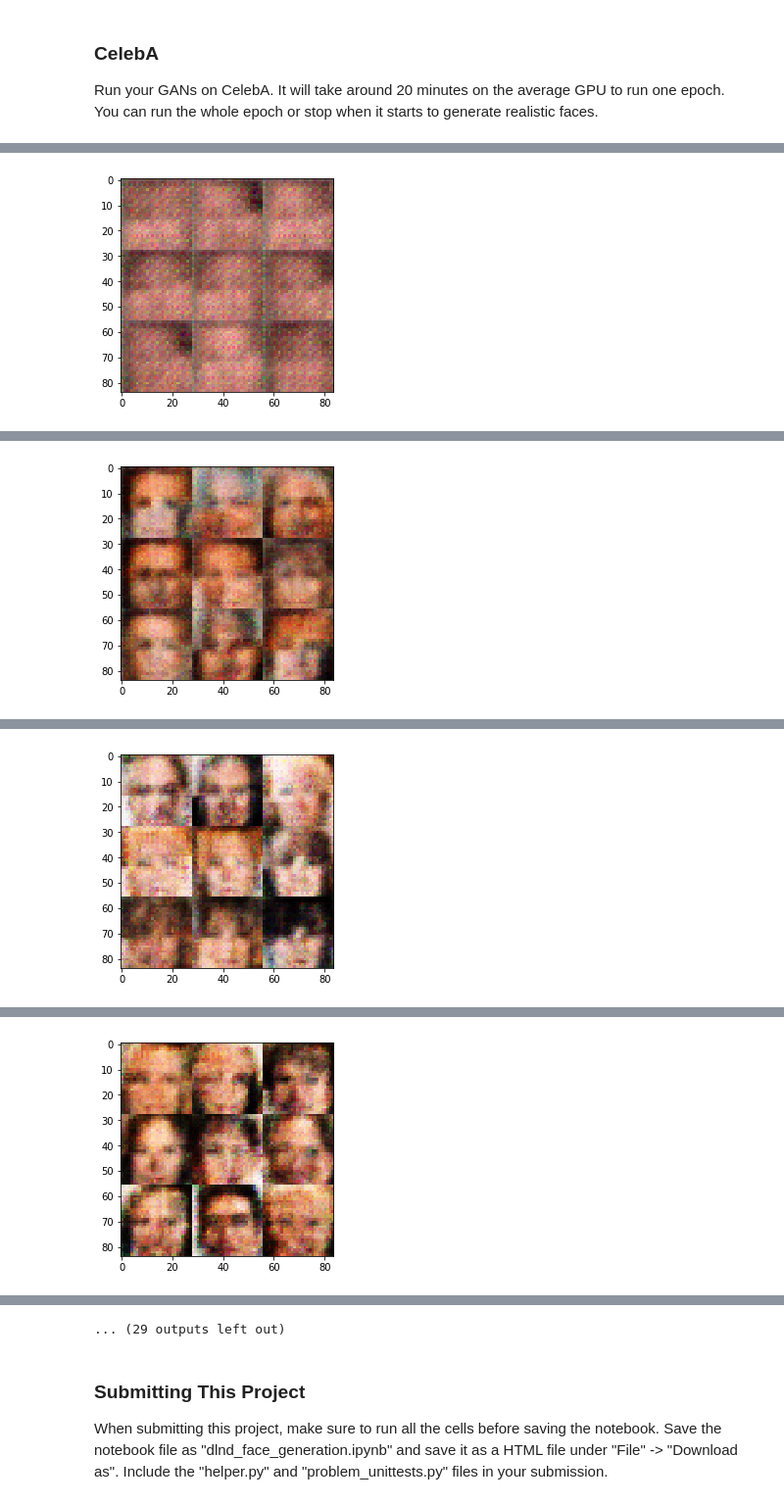
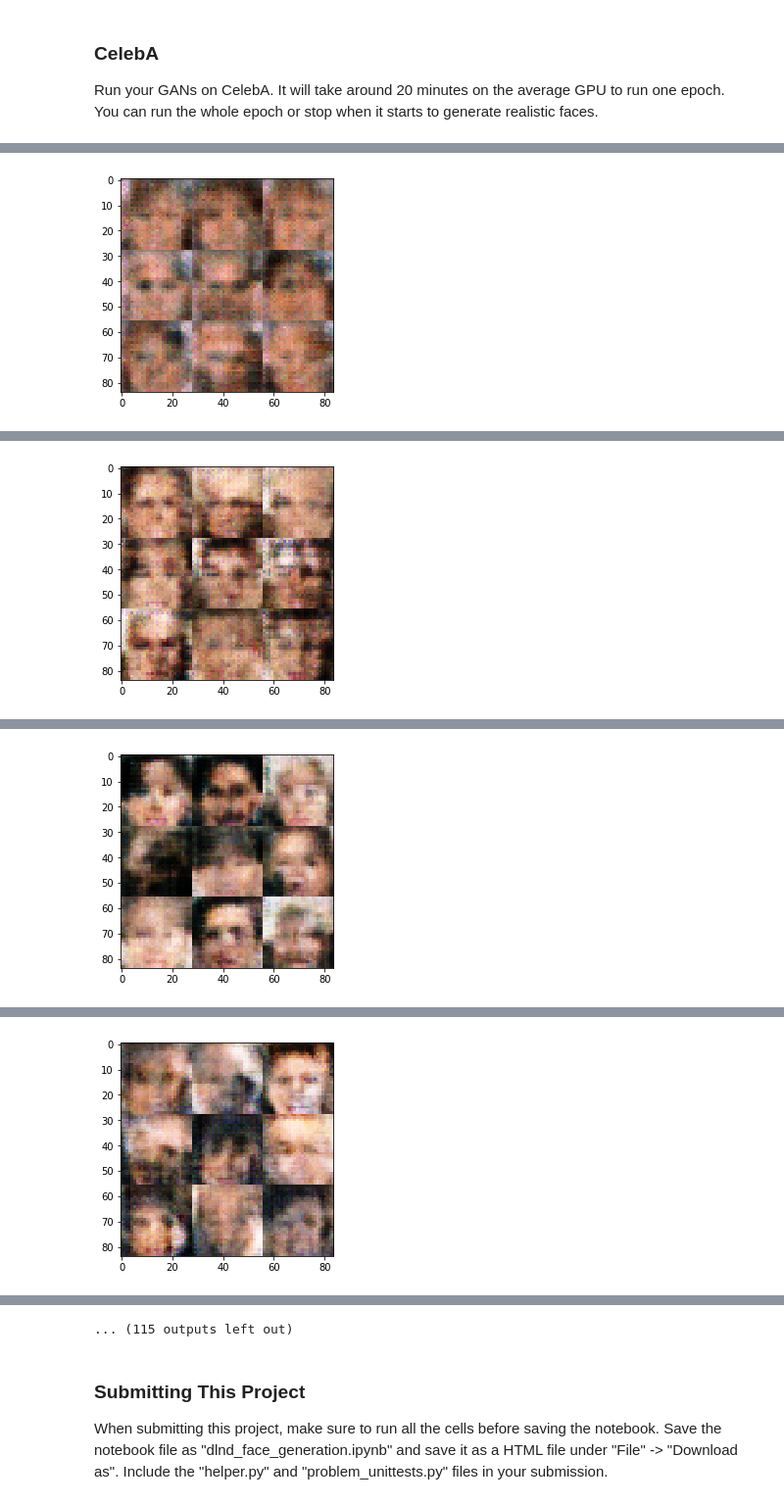
Before and after one commit to icareon/DLND_P5_ImageGeneration, a Jupyter notebook: dlnd_face_generation.ipynb, the cells around one changed output, grey strips where cells are left out. Shown at 98% size. Drawn from its saved outputs; the diff is of its cells as text; code cells hidden in the pictures.

```diff
--- a/dlnd_face_generation.ipynb
+++ b/dlnd_face_generation.ipynb
@@ -216,7 +216,7 @@ Implement `model_loss` to build the GANs for training and calculate the loss.  T
 - `discriminator(images, reuse=False)`
 - `generator(z, out_channel_dim, is_train=True)`
 # %%
-def model_loss(input_real, input_z, out_channel_dim, alpha=0.2):
+def model_loss(input_real, input_z, out_channel_dim, alpha=0.2,smooth=0.1):
     """
     Get the loss for the discriminator and generator
     :param input_real: Images from the real dataset
@@ -228,8 +228,11 @@ def model_loss(input_real, input_z, out_channel_dim, alpha=0.2):
     d_model_real, d_logits_real = discriminator(input_real, alpha=alpha)
     d_model_fake, d_logits_fake = discriminator(g_model, reuse=True, alpha=alpha)
 
+    #d_loss_real = tf.reduce_mean(
+    #    tf.nn.sigmoid_cross_entropy_with_logits(logits=d_logits_real, labels=tf.ones_like(d_model_real)))
     d_loss_real = tf.reduce_mean(
-        tf.nn.sigmoid_cross_entropy_with_logits(logits=d_logits_real, labels=tf.ones_like(d_model_real)))
+        tf.nn.sigmoid_cross_entropy_with_logits(logits=d_logits_real, labels=tf.ones_like(d_logits_real) * (1 - smooth)))
+
     d_loss_fake = tf.reduce_mean(
         tf.nn.sigmoid_cross_entropy_with_logits(logits=d_logits_fake, labels=tf.zeros_like(d_model_fake)))
 
@@ -368,7 +370,7 @@ def train(epoch_count, batch_size, z_dim, learning_rate, beta1, get_batches, dat
 
 
                 if steps % show_every == 0:
-                    show_generator_output(sess, 20, input_z, data_shape[3], data_image_mode)
+                    show_generator_output(sess, 30, input_z, data_shape[3], data_image_mode)
 # %% [markdown]
 ### MNIST
 Test your GANs architecture on MNIST.  After 2 epochs, the GANs should be able to generate images that look like handwritten digits.  Make sure the loss of the generator is lower than the loss of the discriminator or close to 0.
@@ -462,9 +464,13 @@ Epoch 1/2... Discriminator Loss: 1.8558... Generator Loss: 0.2367
 ### CelebA
 Run your GANs on CelebA.  It will take around 20 minutes on the average GPU to run one epoch.  You can run the whole epoch or stop when it starts to generate realistic faces.
 # %%
-batch_size = 100
-z_dim = 10
-learning_rate = 0.0001
+#batch_size = 100
+#z_dim = 10
+#learning_rate = 0.0001
+#beta1 = 0.5
+batch_size = 32
+z_dim = 128
+learning_rate = 0.0005
 beta1 = 0.5
 
 
@@ -491 +497 @@ Epoch 1/1... Discriminator Loss: 0.5817... Generator Loss: 1.3614
-[figure, old version]
+[figure, new version]
@@ -502 +508 @@ Epoch 1/1... Discriminator Loss: 0.6324... Generator Loss: 1.6539
-[figure, old version]
+[figure, new version]
@@ -513 +519 @@ Epoch 1/1... Discriminator Loss: 0.4770... Generator Loss: 2.0642
-[figure, old version]
+[figure, new version]
@@ -524 +530 @@ Epoch 1/1... Discriminator Loss: 0.3204... Generator Loss: 1.9313
-[figure, old version]
+[figure, new version]
@@ -547,4 +553,4 @@ Epoch 1/1... Discriminator Loss: 0.1834... Generator Loss: 2.9654
-... (29 outputs left out)
+... (115 outputs left out)
 # %% [markdown]
 ### Submitting This Project
 When submitting this project, make sure to run all the cells before saving the notebook. Save the notebook file as "dlnd_face_generation.ipynb" and save it as a HTML file under "File" -> "Download as". Include the "helper.py" and "problem_unittests.py" files in your submission.
```
Also changed, not shown: parts of 3 cells of this notebook, 1 other file.
